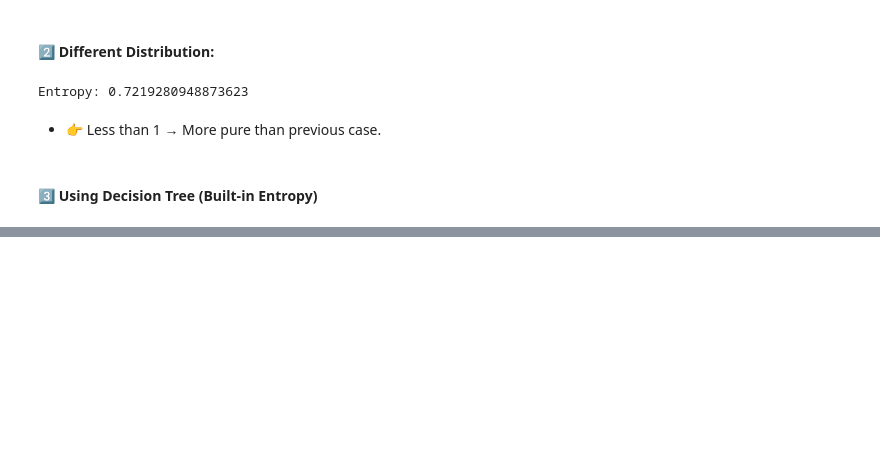
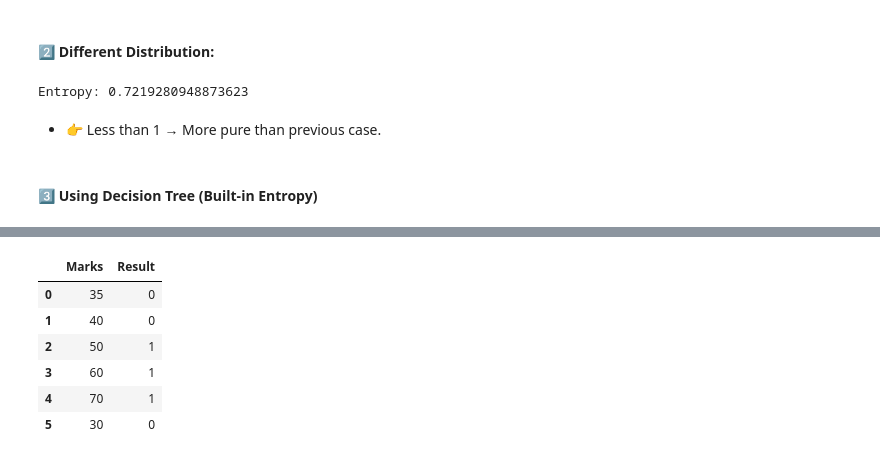
Before and after one commit to VaishnaviJadhav350/intern, a Jupyter notebook: machine learning/Decision Tree.ipynb, the cells around one changed output, grey strips where cells are left out. Saved outputs shown, nothing was run; the diff lists cells and outputs as text; code cells hidden in the pictures; blank space fills up the shorter version.

```diff
--- a/machine learning/Decision Tree.ipynb
+++ b/machine learning/Decision Tree.ipynb
@@ -214,0 +261,17 @@ print("Model trained using Entropy criterion")
+# %%
+# Step 1: Create Dataset
+data = {
+    'Marks': [35, 40, 50, 60, 70, 30],
+    'Result': [0, 0, 1, 1, 1, 0]   # 0 = Fail, 1 = Pass
+}
+
+df = pd.DataFrame(data)
+df
+# %% [output]
+|  | Marks | Result |
+| 0 | 35 | 0 |
+| 1 | 40 | 0 |
+| 2 | 50 | 1 |
+| 3 | 60 | 1 |
+| 4 | 70 | 1 |
+| 5 | 30 | 0 |
```
Also changed, not shown: parts of 23 cells of this notebook, 1 other file.
